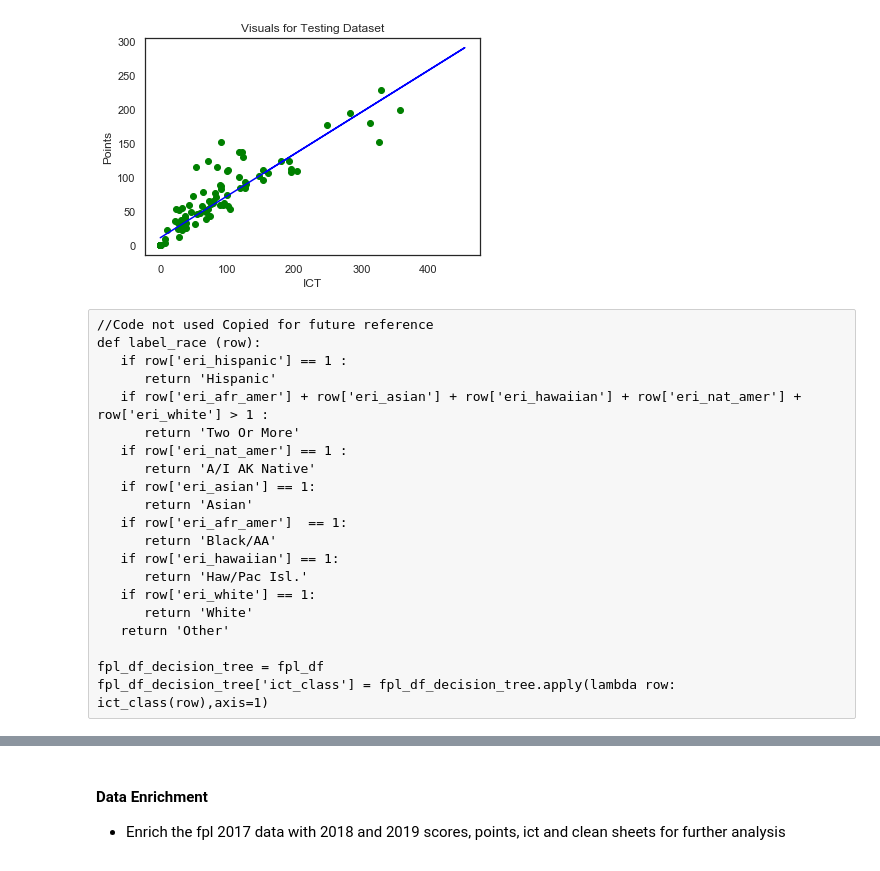
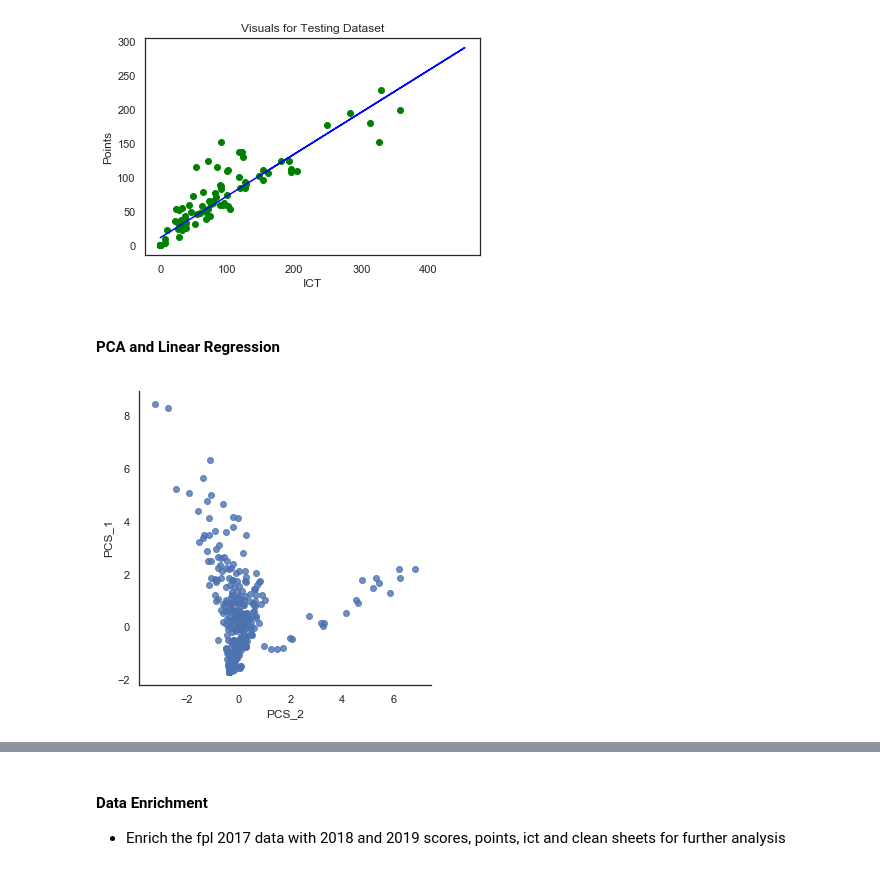
Before and after one commit to shriaithal/applied-machine-learning, a Jupyter notebook: fpl/fpl.ipynb, the cells around one changed output, grey strips where cells are left out. Saved outputs shown, nothing was run; the diff lists cells and outputs as text; code cells hidden in the pictures.

Commit message:
PCA, Linear Regression, COde Refactoring

```diff
--- a/fpl/fpl.ipynb
+++ b/fpl/fpl.ipynb
@@ -344,24 +344,24 @@ plt.show()
 # %% [output]
 [figure]
 [figure]
-# %% [raw]
-//Code not used Copied for future reference
-def label_race (row):
-   if row['eri_hispanic'] == 1 :
-      return 'Hispanic'
-   if row['eri_afr_amer'] + row['eri_asian'] + row['eri_hawaiian'] + row['eri_nat_amer'] + row['eri_white'] > 1 :
-      return 'Two Or More'
-   if row['eri_nat_amer'] == 1 :
-      return 'A/I AK Native'
-   if row['eri_asian'] == 1:
-      return 'Asian'
-   if row['eri_afr_amer']  == 1:
-      return 'Black/AA'
-   if row['eri_hawaiian'] == 1:
-      return 'Haw/Pac Isl.'
-   if row['eri_white'] == 1:
-      return 'White'
-   return 'Other'
-
-fpl_df_decision_tree = fpl_df
-fpl_df_decision_tree['ict_class'] = fpl_df_decision_tree.apply(lambda row: ict_class(row),axis=1)
+# %% [markdown]
+#### PCA and Linear Regression
+# %%
+cols=['ICT', 'Goals_conceded', 'Goals_scored', 'Saves', 'Bonus']
+# %%
+X = fpl_df[cols].values
+
+from sklearn.preprocessing import StandardScaler
+X_std = StandardScaler().fit_transform(X)
+
+from sklearn.decomposition import PCA as sklearnPCA
+sklearn_pca = sklearnPCA(n_components=2)
+Y_sklearn = sklearn_pca.fit_transform(X_std)
+
+fpl_df["PCS_1"] = Y_sklearn[:,0]
+fpl_df["PCS_2"] = Y_sklearn[:,1]
+sns.lmplot("PCS_2","PCS_1", data=fpl_df,fit_reg=False)
+
+plt.show()
+# %% [output]
+[figure, added]
```
Also changed, not shown: parts of 19 cells of this notebook.
